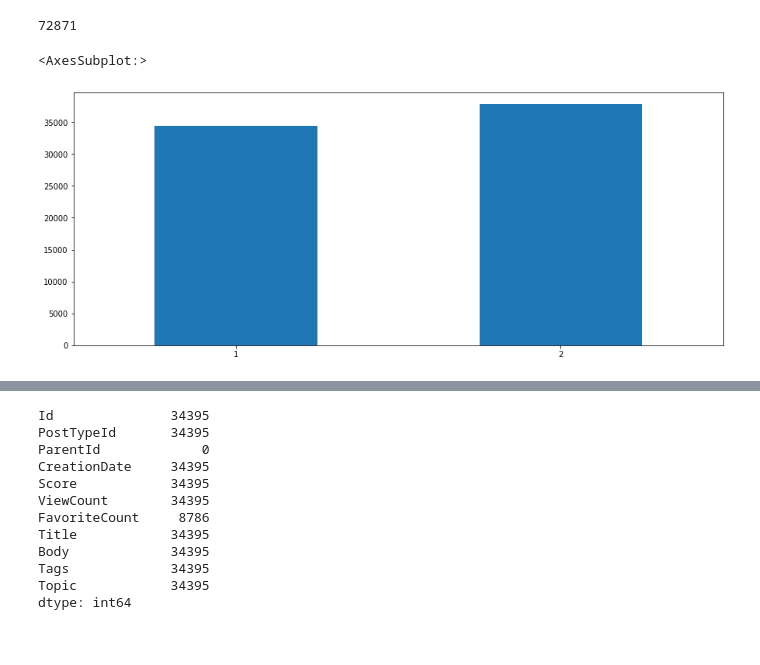
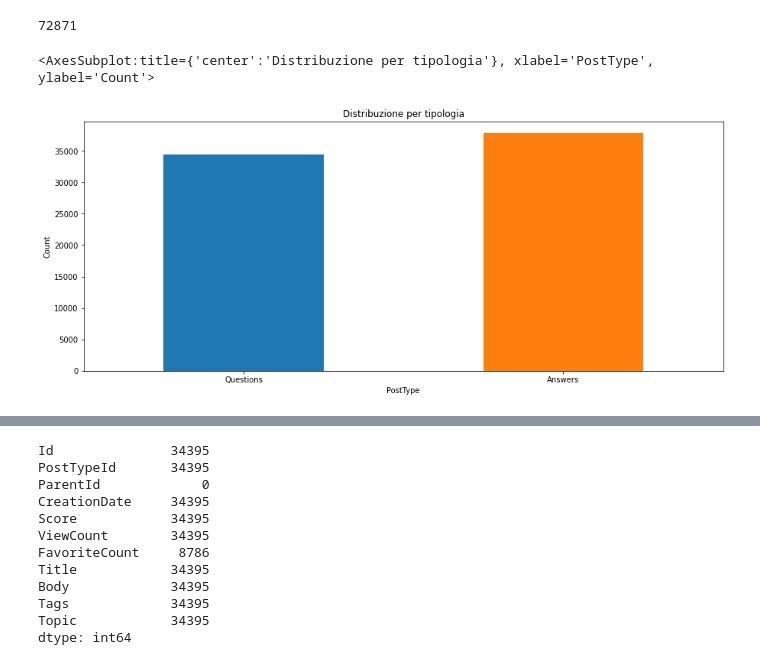
Before and after one commit to muccijacopo/nlp-semantic-search, a Jupyter notebook: notebooks/EDA.ipynb, the cells around one changed output, grey strips where cells are left out. Saved outputs shown, nothing was run; the diff lists cells and outputs as text; code cells hidden in the pictures.

```diff
--- a/notebooks/EDA.ipynb
+++ b/notebooks/EDA.ipynb
@@ -67,11 +67,18 @@ df['Id'].count()
 72871
 # %%
 df2 = df[df['PostTypeId'].isin([1.0, 2.0])]
-# %%
-df2['PostTypeId'].value_counts().sort_index().plot(kind='bar', figsize=(15, 6), rot=0)
-# %% [output]
-<AxesSubplot:>
-[figure, removed]
+# %%
+
+colors = plt.cm.tab10(np.arange(2))
+# df2['PostTypeId'].value_counts().sort_index().plot(kind='bar', figsize=(15, 6), rot=0, color=colors)
+df2 = df[df['PostTypeId'].isin([1.0, 2.0])]
+counts = df2['PostTypeId'].value_counts().sort_index()
+# df3['Type'] = ['Questions', 'Answers']
+questions_answers_dist_df = pd.DataFrame({ 'PostType': ['Questions', 'Answers'], 'Count': counts})
+questions_answers_dist_df.plot(kind='bar', x='PostType', y='Count', figsize=(15, 6), rot=0, color=colors, legend=False, ylabel='Count', title='Distribuzione per tipologia')
+# %% [output]
+<AxesSubplot:title={'center':'Distribuzione per tipologia'}, xlabel='PostType', ylabel='Count'>
+[figure, added]
 # %%
 df['ParentId'].isna().sum()
 # %% [output]
```
Also changed, not shown: parts of 12 cells of this notebook, 8 other files.
